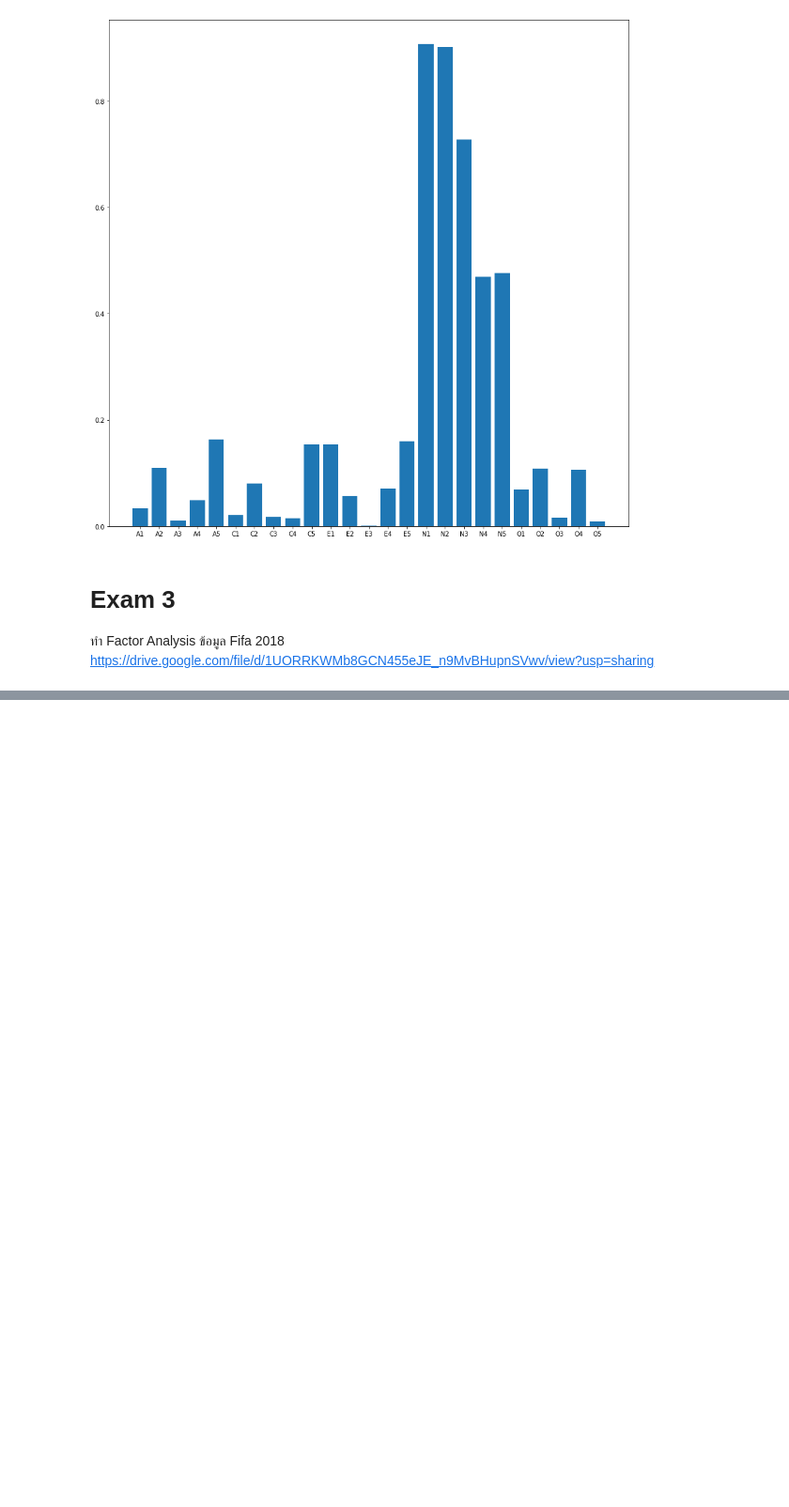
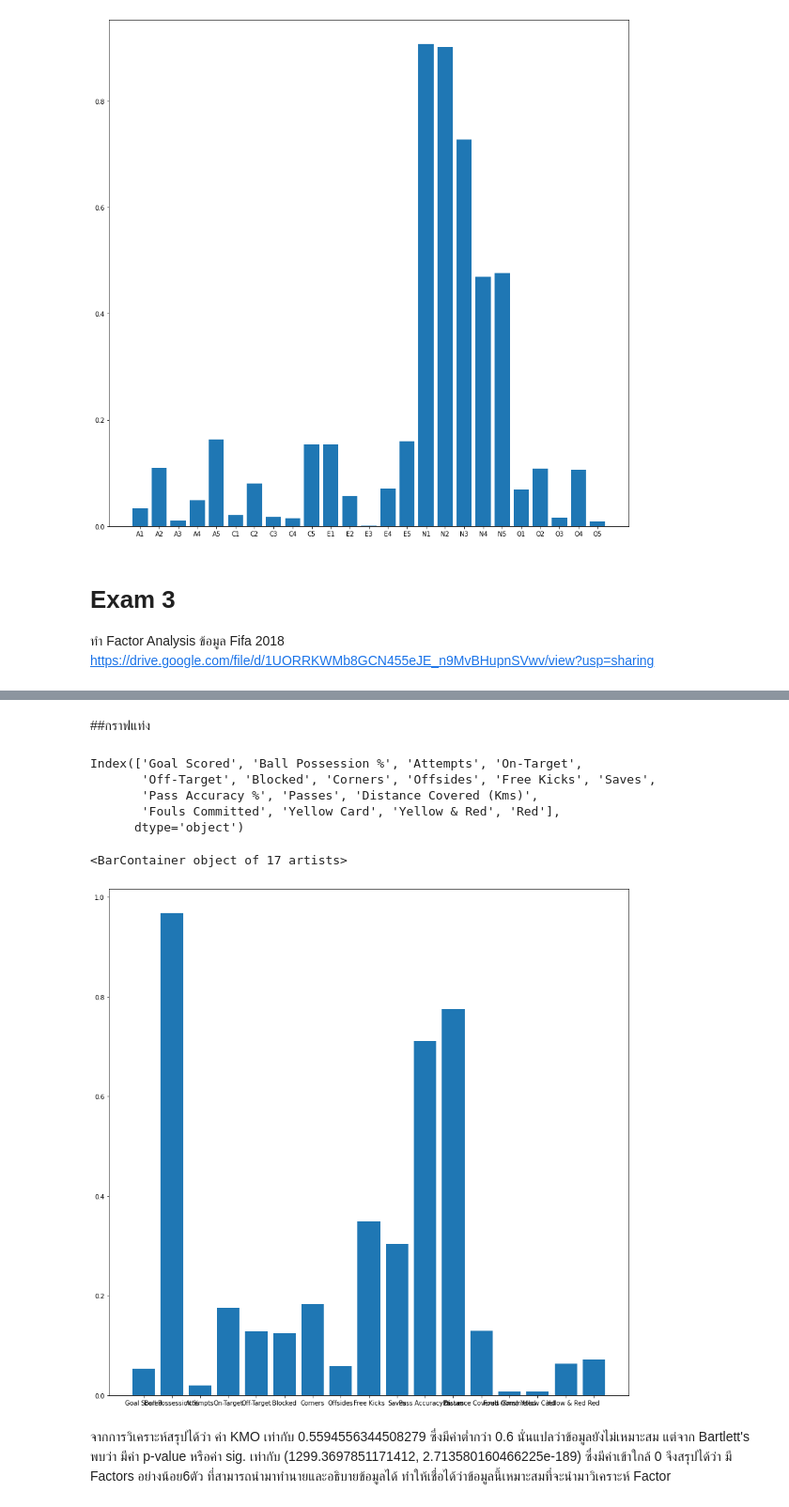
Before and after one commit to PhattarasornTeppabut/Multivariate, a Jupyter notebook: Chapter_5_Factor_Analysis.ipynb, the cells around one changed output, grey strips where cells are left out. Shown at 94% size. Saved outputs shown, nothing was run; the diff lists cells and outputs as text; code cells hidden in the pictures; blank space fills up the shorter version.

```diff
--- a/Chapter_5_Factor_Analysis.ipynb
+++ b/Chapter_5_Factor_Analysis.ipynb
@@ -228,0 +389,17 @@ https://drive.google.com/file/d/1UORRKWMb8GCN455eJE_n9MvBHupnSVwv/view?usp=shari
+# %% [markdown]
+##กราฟแท่ง
+# %%
+exam_drop.columns
+# %% [output]
+Index(['Goal Scored', 'Ball Possession %', 'Attempts', 'On-Target',
+       'Off-Target', 'Blocked', 'Corners', 'Offsides', 'Free Kicks', 'Saves',
+       'Pass Accuracy %', 'Passes', 'Distance Covered (Kms)',
+       'Fouls Committed', 'Yellow Card', 'Yellow & Red', 'Red'],
+      dtype='object')
+# %%
+plt.bar(range(17),np.absolute(exam_fa2.loadings_[:,0]),tick_label=exam_drop.columns)
+# %% [output]
+<BarContainer object of 17 artists>
+[figure, added]
+# %% [markdown]
+จากการวิเคราะห์สรุปได้ว่า ค่า KMO เท่ากับ 0.5594556344508279 ซึ่งมีค่าต่ำกว่า 0.6 นั่นแปลว่าข้อมูลยังไม่เหมาะสม แต่จาก Bartlett's พบว่า มีค่า p-value หรือค่า sig. เท่ากับ (1299.3697851171412, 2.713580160466225e-189) ซึ่งมีค่าเข้าใกล้ 0 จึงสรุปได้ว่า มี Factors อย่างน้อย6ตัว ที่สามารถนำมาทำนายและอธิบายข้อมูลได้ ทำให้เชื่อได้ว่าข้อมูลนี้เหมาะสมที่จะนำมาวิเคราะห์ Factor
```
Also changed, not shown: parts of 35 cells of this notebook.
